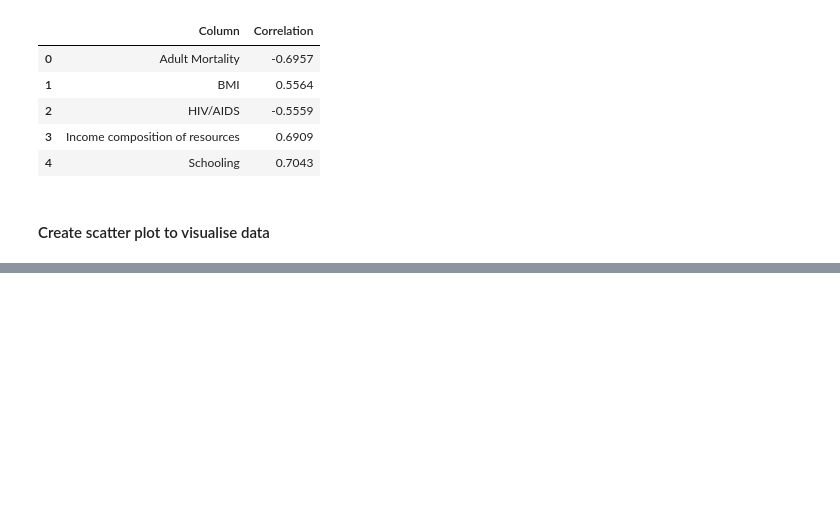
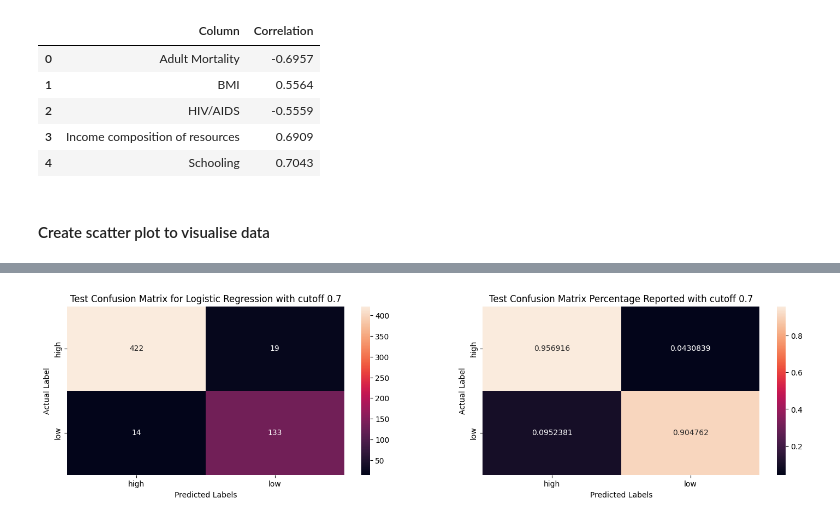
Before and after one commit to rishab-t0910/stat432_final_project, a Jupyter notebook: final_project.ipynb, the cells around one changed output, grey strips where cells are left out. Cells and saved outputs as stored; diff of their text form; code cells hidden in the pictures; blank space fills up the shorter version.

```diff
--- a/final_project.ipynb
+++ b/final_project.ipynb
@@ -205,0 +212,85 @@ weighted avg       0.83      0.84      0.83       588
+# %%
+np.random.seed(12)
+model_two_df = df.copy()
+fig, axes = plt.subplots(nrows=1, ncols=2, figsize = (18, 4))
+two_classes = ['high', 'low']
+
+## Split train and test
+train_data = pd.read_csv(f"{path}/Training Data.csv").drop(columns = 'Unnamed: 0')
+test_data = pd.read_csv(f"{path}/Testing Data.csv").drop(columns = 'Unnamed: 0')
+
+## Bounds for low, medium, high expectancy
+q1 = df['Life expectancy'].quantile(1/4)
+
+train_data['Life expectancy category'] = train_data['Life expectancy'].apply(lambda x: "low" if x < q1 else "high")
+test_data['Life expectancy category'] = test_data['Life expectancy'].apply(lambda x: "low" if x < q1 else "high")
+
+#### Create training and testing df
+# # train_data, test_data = train_test_split(model_df, train_size=0.8)
+# # train_data.to_csv(f"{path}/Training Data.csv")
+# # test_data.to_csv(f"{path}/Testing Data.csv")
+
+scaler = StandardScaler()
+X_two_train, y_two_train = scaler.fit_transform(train_data[pred]), train_data['Life expectancy category']
+X_two_test, y_two_test = scaler.fit_transform(test_data[pred]), test_data['Life expectancy category']
+
+# Construct model
+two_log_mod = LogisticRegression(random_state = 4)
+two_log_mod.fit(X_two_train, y_two_train)
+y_two_pred = two_log_mod.predict(X_two_test)
+y_two_train_pred = two_log_mod.predict(X_two_train)
+
+## Combine results in df
+two_test_results = pd.DataFrame({"Country": test_data['Country'], "Year": test_data['Year'], "Prediction": y_two_pred, "Actual": y_two_test})
+two_prob_prediction = two_log_mod.predict_proba(X_two_test)
+
+for i in range(len(two_classes)):
+    two_test_results[f'P({two_classes[i]})'] = two_prob_prediction[:, i]
+
+## Create cutoff probability
+best_cut = -1
+best_test_error = 10**7
+
+for c in range(0, 10, 1):
+    cut_off = c/10
+    two_test_results['Prediction'] = two_test_results.apply(lambda x: "high" if x['P(high)'] >= cut_off else "low", axis = 1)
+
+    test_conf_matrix = confusion_matrix(y_true = two_test_results['Actual'], y_pred = two_test_results['Prediction'], labels = two_classes)
+    test_classification_error = 1-(sum(np.diag(test_conf_matrix))/sum(sum(test_conf_matrix)))
+
+    if test_classification_error < best_test_error:
+        best_cut = cut_off
+        best_test_error = test_classification_error
+
+# Use best cutoff to determine prediction
+two_test_results['Prediction'] = two_test_results.apply(lambda x: "high" if x['P(high)'] >= best_cut else "low", axis = 1)
+test_conf_matrix = confusion_matrix(y_true = two_test_results['Actual'], y_pred = two_test_results['Prediction'], labels = two_classes)
+sns.heatmap(test_conf_matrix, annot = True, fmt = 'g', ax=axes[0])
+
+axes[0].set_xlabel("Predicted Labels")
+axes[0].set_ylabel("Actual Label")
+axes[0].set_title(f"Test Confusion Matrix for Logistic Regression with cutoff {best_cut}")
+axes[0].set_xticks(ticks = [0.5, 1.5], labels = two_classes)
+axes[0].set_yticks(ticks = [0.5, 1.5], labels = two_classes)
+
+row_sum = np.sum(test_conf_matrix, axis=1)
+percent_confusion = test_conf_matrix/row_sum[:, np.newaxis]
+sns.heatmap(percent_confusion, annot = True, fmt = 'g', ax=axes[1])
+
+axes[1].set_xlabel("Predicted Labels")
+axes[1].set_ylabel("Actual Label")
+axes[1].set_title(f"Test Confusion Matrix Percentage Reported with cutoff {best_cut}")
+axes[1].set_xticks(ticks = [0.5, 1.5], labels = two_classes)
+axes[1].set_yticks(ticks = [0.5, 1.5], labels = two_classes)
+plt.show()
+
+## Calculate metrics
+## Recall = Sensitivity = TP/(TP + FN), Precision = TP/(TP + FP),
+## F1 score = 2 * Precision * Sensitivity/(Precision + Sensitivity), Support = Row Sum
+
+train_error = round(1-accuracy_score(y_true = y_two_train, y_pred=y_two_train_pred), 3)
+print("Test Classification Error =", round(best_test_error, 3))
+print("Train Classification Error =", train_error)
+print(classification_report(y_true = y_two_test, y_pred = y_two_pred))
+# %% [output]
+[figure, added]
```
Also changed, not shown: parts of 13 cells of this notebook, 3 other files.
